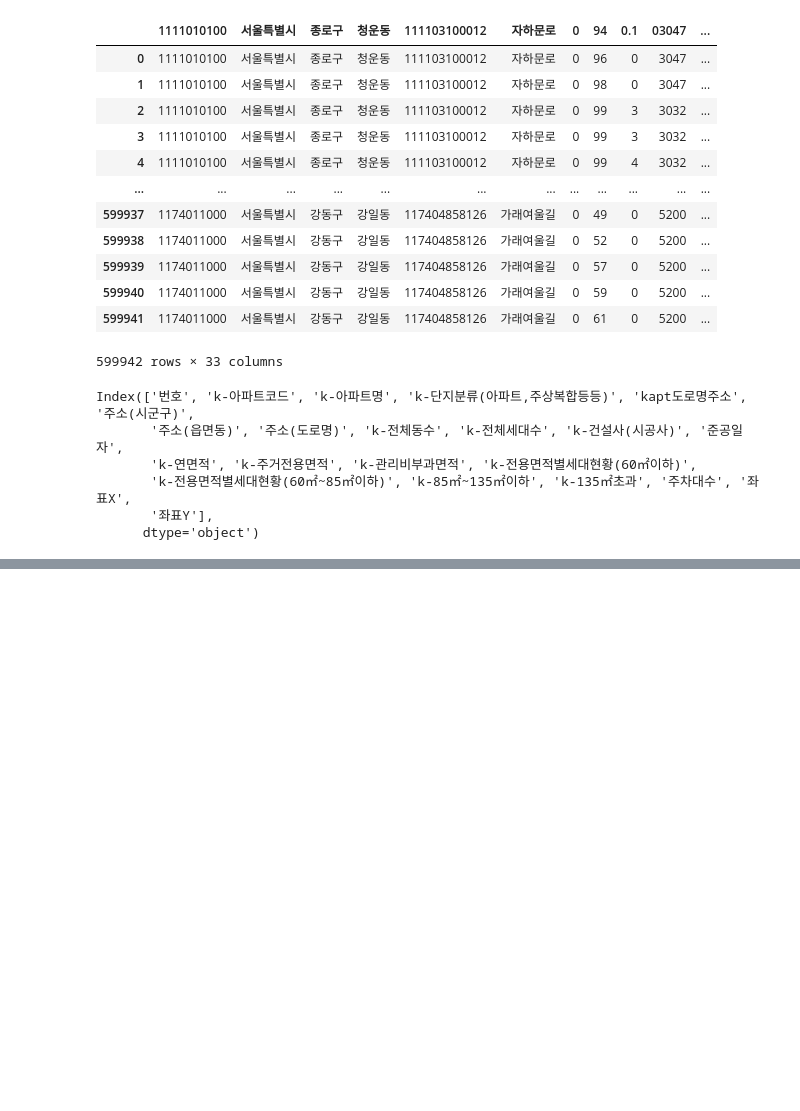
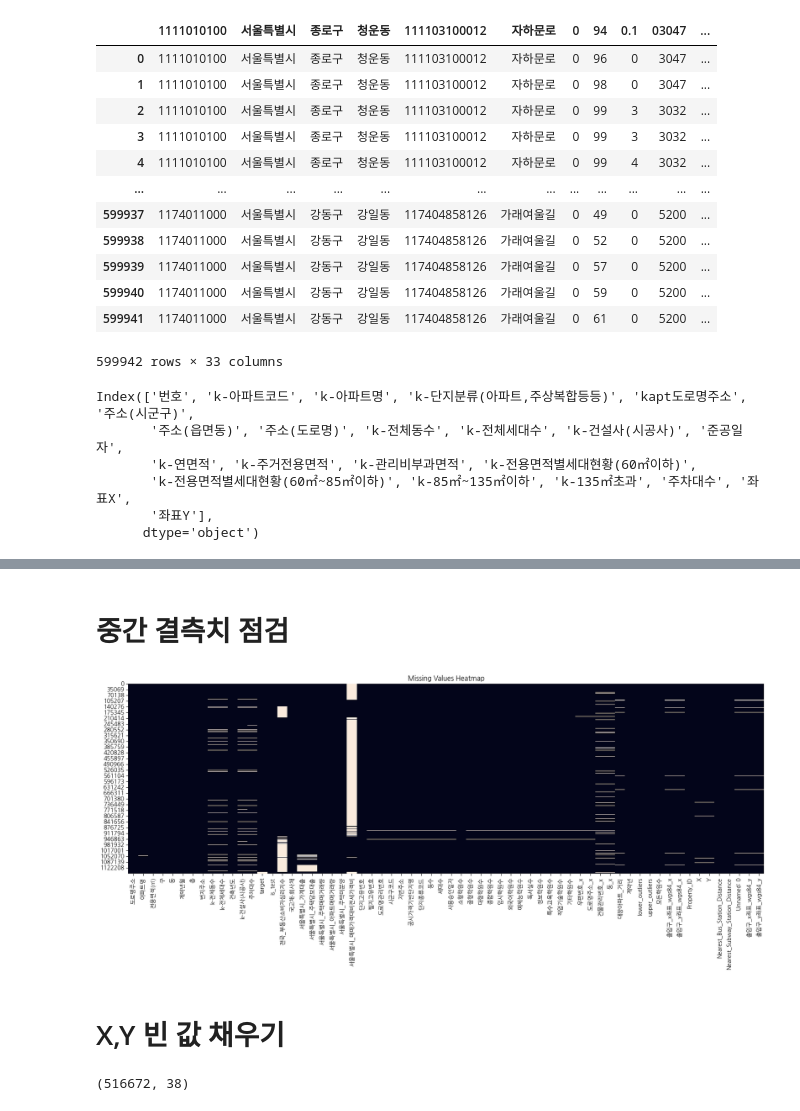
Before and after one commit to UpstageAILab3/upstage-ml-regression-ml5-pub, a Jupyter notebook: notebook/preprocessing.ipynb, the cells around one changed output, grey strips where cells are left out. Drawn from its saved outputs; the diff is of its cells as text; code cells hidden in the pictures; blank space fills up the shorter version.

```diff
--- a/notebook/preprocessing.ipynb
+++ b/notebook/preprocessing.ipynb
@@ -1101,0 +1559,11 @@ df = pd.merge(train_test, seoul_apart, left_on='도로명주소', right_on='kapt
+# %%
+import pandas as pd
+
+# 데이터프레임 예제 생성 및 데이터 타입 변환 (실제 데이터에 맞춰야 함)
+trainset['좌표X_y'] = pd.to_numeric(trainset['좌표X_y'], errors='coerce')
+trainset['좌표Y_y'] = pd.to_numeric(trainset['좌표Y_y'], errors='coerce')
+station_distance['X'] = pd.to_numeric(station_distance['X'], errors='coerce')
+station_distance['Y'] = pd.to_numeric(station_distance['Y'], errors='coerce')
+
+# merge 함수 실행
+df = pd.merge(trainset, station_distance, left_on=['도로명주소', '좌표X_y', '좌표Y_y'], right_on=['Property_ID', 'X', 'Y'], how='left')
@@ -1101,0 +2066,2 @@ df = pd.merge(train_test, seoul_apart, left_on='도로명주소', right_on='kapt
+# %%
+trainset_0714 = pd.read_csv(r'/data/ephemeral/home/yjl/upstage-ml-regression-ml5/data/trainset_0714.csv')
@@ -1101,0 +2090,28 @@ df = pd.merge(train_test, seoul_apart, left_on='도로명주소', right_on='kapt
+# %%
+# NaN 값 채우기 위해 다시 merge
+df_merged = pd.merge(trainset_0714, station_distance, left_on='도로명주소', right_on='Property_ID', how='left', suffixes=('', '_fill'))
+
+# 기존 컬럼 업데이트
+trainset_0714['X'] = df_merged['X'].fillna(df_merged['X_fill'])
+trainset_0714['Y'] = df_merged['Y'].fillna(df_merged['Y_fill'])
+trainset_0714['Nearest_Bus_Station_Distance'] = df_merged['Nearest_Bus_Station_Distance'].fillna(df_merged['Nearest_Bus_Station_Distance_fill'])
+trainset_0714['Nearest_Subway_Station_Distance'] = df_merged['Nearest_Subway_Station_Distance'].fillna(df_merged['Nearest_Subway_Station_Distance_fill'])
+
+# 불필요한 컬럼 삭제
+columns_to_drop = [col for col in df_merged.columns if '_fill' in col]
+df_merged.drop(columns=columns_to_drop, inplace=True)
+# %% [markdown]
+# 중간 결측치 점검
+# %%
+import seaborn as sns
+import matplotlib.pyplot as plt
+
+# 결측치 히트맵 생성
+plt.figure(figsize=(20, 6))  # 가로 16인치, 세로 6인치로 설정
+sns.heatmap(trainset_0714.isnull(), cbar=False)
+plt.title("Missing Values Heatmap")
+plt.show()
+# %% [output]
+[figure, added]
+# %% [markdown]
+# X,Y 빈 값 채우기
@@ -1101,0 +2120,4 @@ df = pd.merge(train_test, seoul_apart, left_on='도로명주소', right_on='kapt
+# %%
+match_build_seoul[(match_build_seoul['지하여부']==0)&(match_build_seoul['거주여부']==1)].shape
+# %% [output]
+(516672, 38)
```
Also changed, not shown: parts of 242 cells of this notebook.
